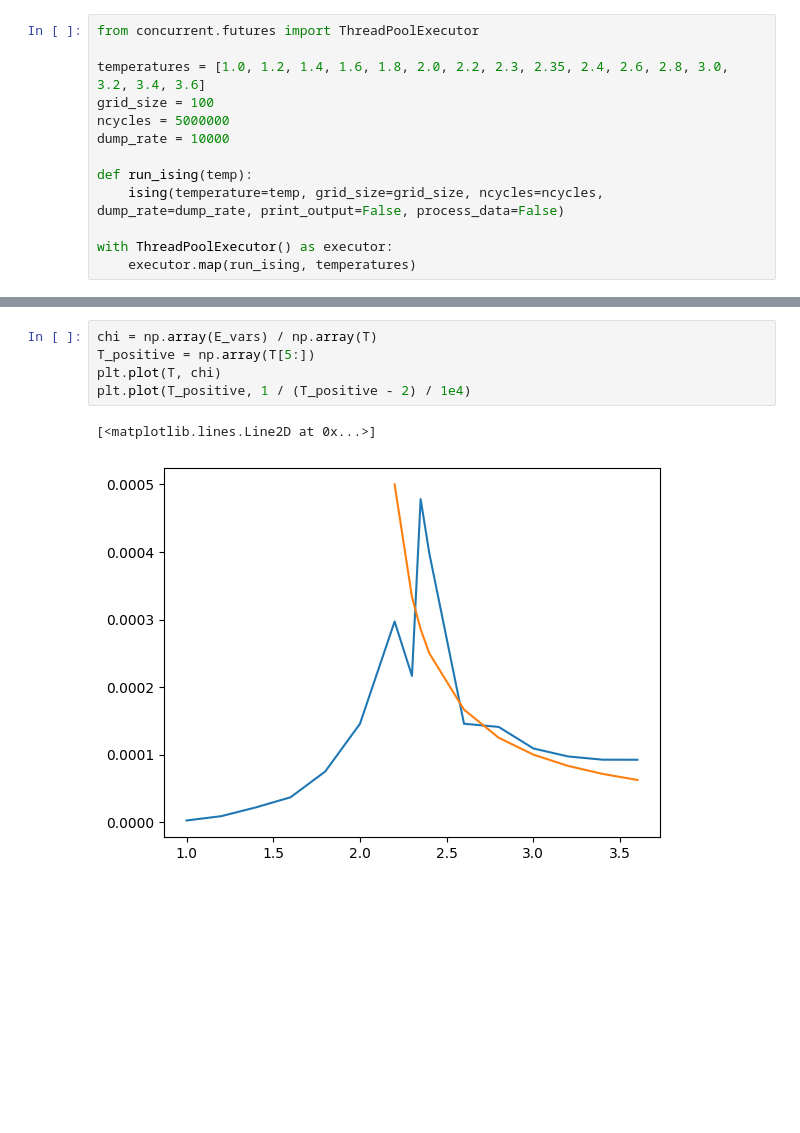
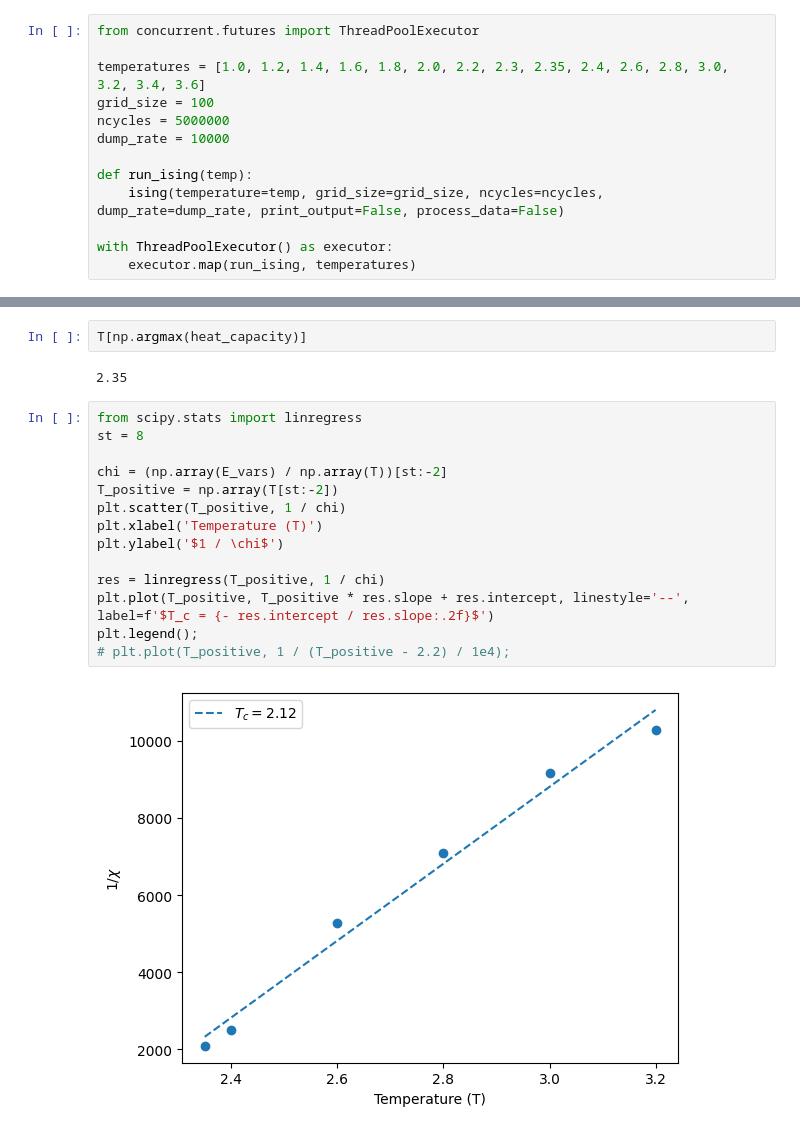
Before and after one commit to Masvelll/Statfiz, a Jupyter notebook: 1_IsingModel/main.ipynb, the cells around one changed output, grey strips where cells are left out. Drawn from its saved outputs; the diff is of its cells as text; blank space fills up the shorter version.

```diff
--- a/1_IsingModel/main.ipynb
+++ b/1_IsingModel/main.ipynb
@@ -244,8 +268,20 @@ plt.show()
-# %%
-chi = np.array(E_vars) / np.array(T)
-T_positive = np.array(T[5:])
-plt.plot(T, chi)
-plt.plot(T_positive, 1 / (T_positive - 2) / 1e4)
-# %% [output]
-[<matplotlib.lines.Line2D at 0x...>]
-[figure, removed]
+# %%
+T[np.argmax(heat_capacity)]
+# %% [output]
+2.35
+# %%
+from scipy.stats import linregress
+st = 8
+
+chi = (np.array(E_vars) / np.array(T))[st:-2]
+T_positive = np.array(T[st:-2])
+plt.scatter(T_positive, 1 / chi)
+plt.xlabel('Temperature (T)')
+plt.ylabel('$1 / \chi$')
+
+res = linregress(T_positive, 1 / chi)
+plt.plot(T_positive, T_positive * res.slope + res.intercept, linestyle='--', label=f'$T_c = {- res.intercept / res.slope:.2f}$')
+plt.legend();
+# plt.plot(T_positive, 1 / (T_positive - 2.2) / 1e4);
+# %% [output]
+[figure, added]
```
Also changed, not shown: parts of 9 cells of this notebook, 1 other file.
